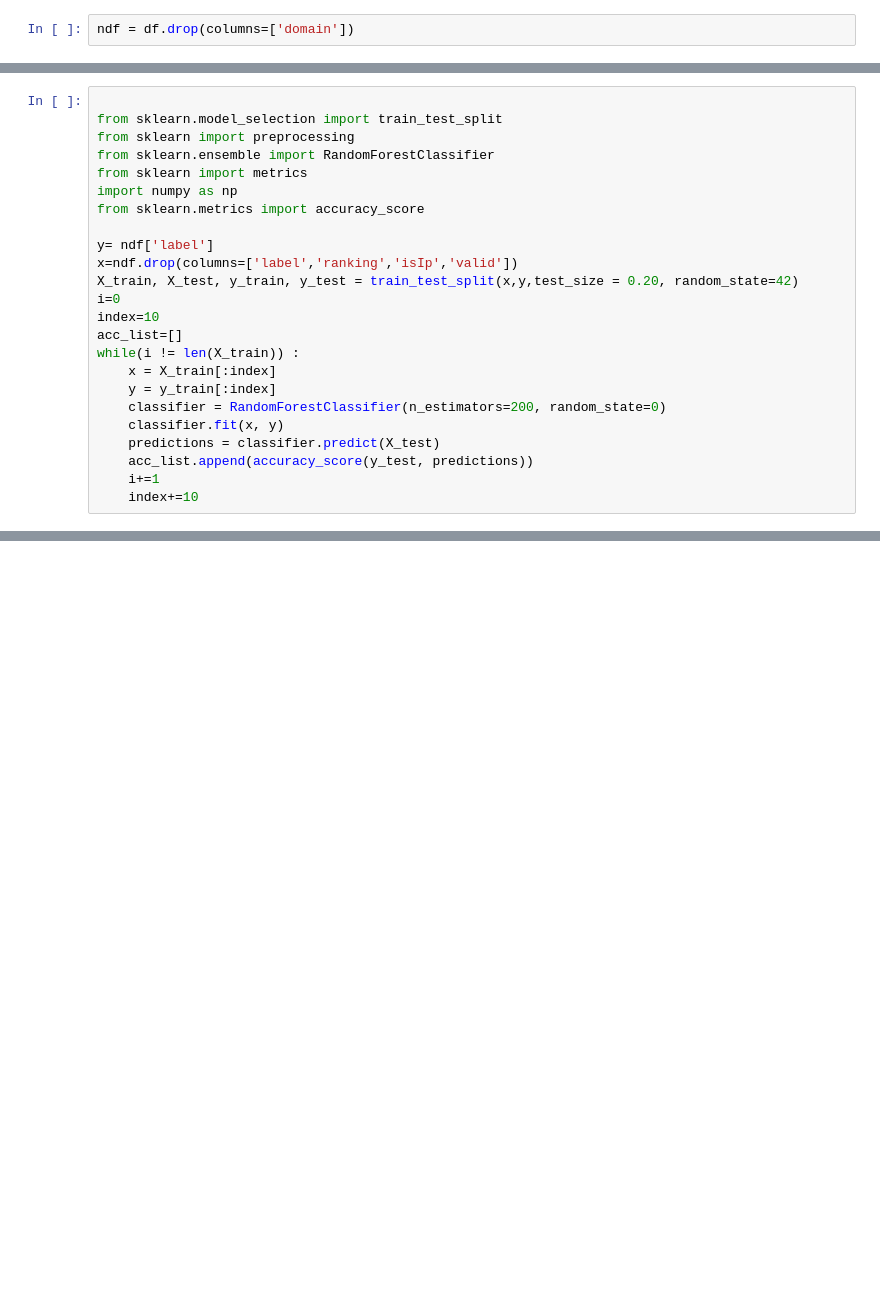
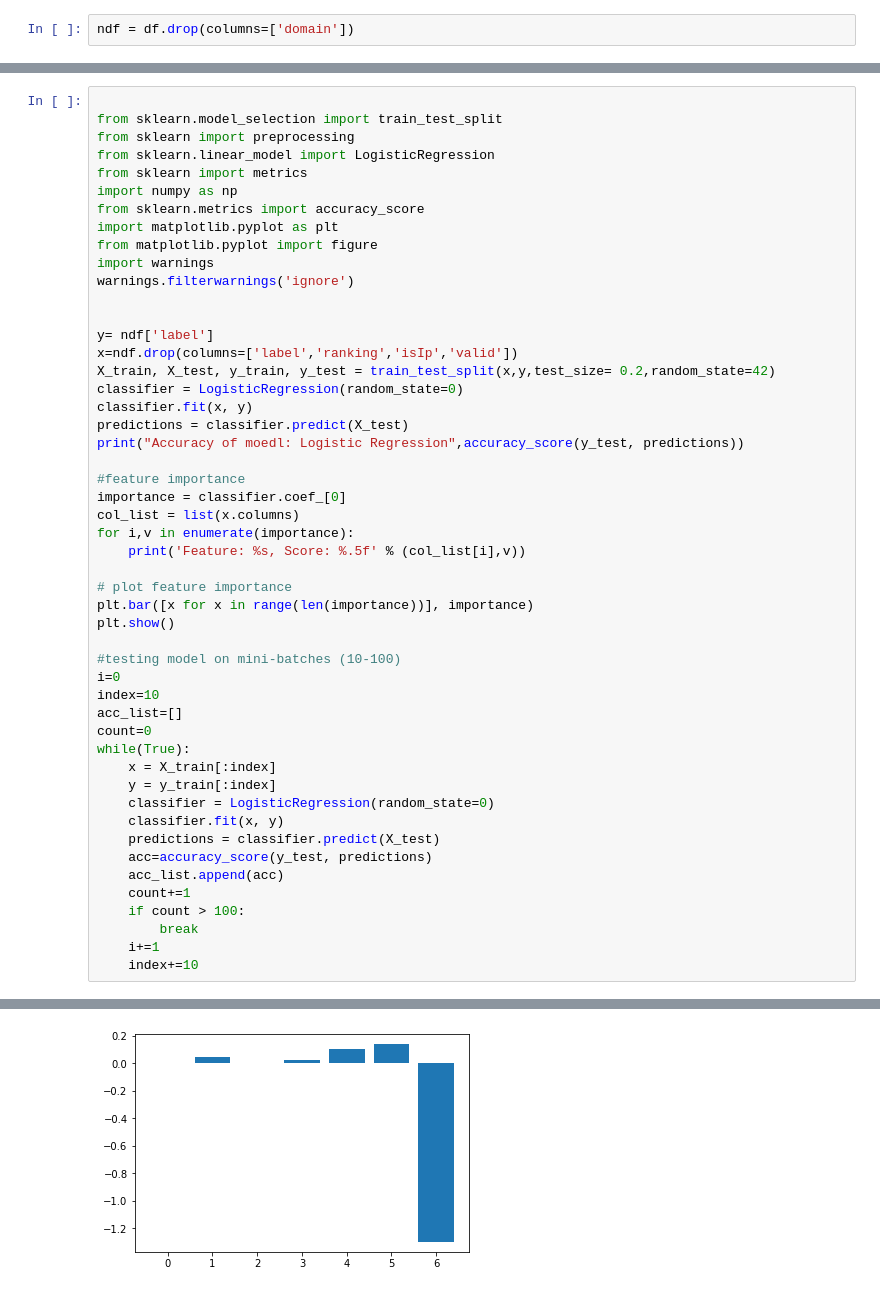
Before and after one commit to AI-and-Blockchain/F22_Web_Spam_Cleanup, a Jupyter notebook: Machine Learning on Spam Data/Test_data.ipynb, the cells around one changed output, grey strips where cells are left out. Drawn from its saved outputs; the diff is of its cells as text; blank space fills up the shorter version.

Commit message:
Feature analysis with logistic regression

```diff
--- a/Machine Learning on Spam Data/Test_data.ipynb
+++ b/Machine Learning on Spam Data/Test_data.ipynb
@@ -95,23 +126,50 @@ NameError: name 'ndf' is not defined
 
 from sklearn.model_selection import train_test_split
 from sklearn import preprocessing
-from sklearn.ensemble import RandomForestClassifier
+from sklearn.linear_model import LogisticRegression
 from sklearn import metrics
 import numpy as np
 from sklearn.metrics import accuracy_score
+import matplotlib.pyplot as plt
+from matplotlib.pyplot import figure
+import warnings
+warnings.filterwarnings('ignore')
+
 
 y= ndf['label']
 x=ndf.drop(columns=['label','ranking','isIp','valid'])
-X_train, X_test, y_train, y_test = train_test_split(x,y,test_size = 0.20, random_state=42)
+X_train, X_test, y_train, y_test = train_test_split(x,y,test_size= 0.2,random_state=42)
+classifier = LogisticRegression(random_state=0)
+classifier.fit(x, y)
+predictions = classifier.predict(X_test)
+print("Accuracy of moedl: Logistic Regression",accuracy_score(y_test, predictions))
+
+#feature importance
+importance = classifier.coef_[0]
+col_list = list(x.columns)
+for i,v in enumerate(importance):
+	print('Feature: %s, Score: %.5f' % (col_list[i],v))
+
+# plot feature importance
+plt.bar([x for x in range(len(importance))], importance)
+plt.show()
+
+#testing model on mini-batches (10-100)
 i=0
 index=10
 acc_list=[]
-while(i != len(X_train)) :
-    x = X_train[:index]
-    y = y_train[:index]
-    classifier = RandomForestClassifier(n_estimators=200, random_state=0)
-    classifier.fit(x, y)
-    predictions = classifier.predict(X_test)
-    acc_list.append(accuracy_score(y_test, predictions))
-    i+=1
-    index+=10
+count=0
+while(True):
+	x = X_train[:index]
+	y = y_train[:index]
+	classifier = LogisticRegression(random_state=0)
+	classifier.fit(x, y)
+	predictions = classifier.predict(X_test)
+	acc=accuracy_score(y_test, predictions)
+	acc_list.append(acc)
+	count+=1
+	if count > 100:
+		break
+	i+=1
+	index+=10
+# %% [output]
@@ -118,3 +184,4 @@ while(i != len(X_train)) :
+[figure, added]
 # %%
 import matplotlib.pyplot as plt
 from matplotlib.pyplot import figure
```
Also changed, not shown: parts of 11 cells of this notebook.
